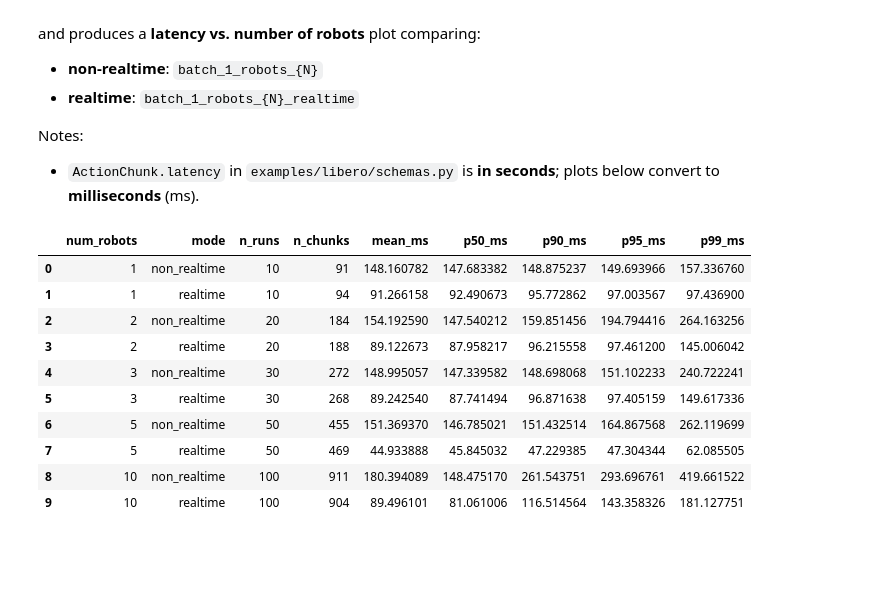
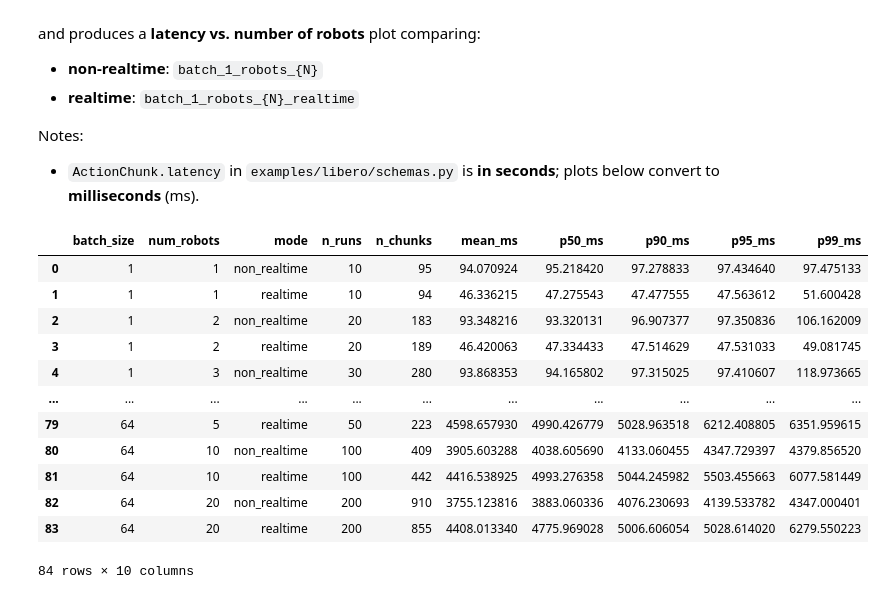
Before and after one commit to ChenZhenY/openpi, a Jupyter notebook: notebooks/latency_vs_num_robots_libero.ipynb, the cells around one changed output. Drawn from its saved outputs; the diff is of its cells as text; code cells hidden in the pictures; blank space fills up the shorter version.

```diff
--- a/notebooks/latency_vs_num_robots_libero.ipynb
+++ b/notebooks/latency_vs_num_robots_libero.ipynb
@@ -98,30 +144,37 @@ def summarize_latencies(lat_ms: np.ndarray) -> dict:
 # %%
 rows = []
 
-for num_robots, mode, batch_dir in iter_batch_dirs(DATA_ROOT, batch=1):
-    lat_ms, n_runs = load_latencies_ms(batch_dir)
+for batch_size, num_robots, mode, exp_dir in iter_experiment_dirs(SWEEP_ROOT):
+    lat_ms, n_runs = load_latencies_ms(exp_dir)
     stats = summarize_latencies(lat_ms)
 
     rows.append(
         {
-            "num_robots": num_robots,
-            "mode": mode,
+            "batch_size": int(batch_size),
+            "num_robots": int(num_robots),
+            "mode": str(mode),
             "n_runs": int(n_runs),
             **stats,
         }
     )
 
-latency_df = pd.DataFrame(rows).sort_values(["num_robots", "mode"]).reset_index(drop=True)
+latency_df = (
+    pd.DataFrame(rows)
+    .sort_values(["batch_size", "num_robots", "mode"])
+    .reset_index(drop=True)
+)
 latency_df
 # %% [output]
-|  | num_robots | mode | n_runs | n_chunks | mean_ms | p50_ms | p90_ms | p95_ms | p99_ms |
-| 0 | 1 | non_realtime | 10 | 91 | 148.160782 | 147.683382 | 148.875237 | 149.693966 | 157.336760 |
-| 1 | 1 | realtime | 10 | 94 | 91.266158 | 92.490673 | 95.772862 | 97.003567 | 97.436900 |
-| 2 | 2 | non_realtime | 20 | 184 | 154.192590 | 147.540212 | 159.851456 | 194.794416 | 264.163256 |
-| 3 | 2 | realtime | 20 | 188 | 89.122673 | 87.958217 | 96.215558 | 97.461200 | 145.006042 |
-| 4 | 3 | non_realtime | 30 | 272 | 148.995057 | 147.339582 | 148.698068 | 151.102233 | 240.722241 |
-| 5 | 3 | realtime | 30 | 268 | 89.242540 | 87.741494 | 96.871638 | 97.405159 | 149.617336 |
-| 6 | 5 | non_realtime | 50 | 455 | 151.369370 | 146.785021 | 151.432514 | 164.867568 | 262.119699 |
-| 7 | 5 | realtime | 50 | 469 | 44.933888 | 45.845032 | 47.229385 | 47.304344 | 62.085505 |
-| 8 | 10 | non_realtime | 100 | 911 | 180.394089 | 148.475170 | 261.543751 | 293.696761 | 419.661522 |
-| 9 | 10 | realtime | 100 | 904 | 89.496101 | 81.061006 | 116.514564 | 143.358326 | 181.127751 |
+|  | batch_size | num_robots | mode | n_runs | n_chunks | mean_ms | p50_ms | p90_ms | p95_ms | p99_ms |
+| 0 | 1 | 1 | non_realtime | 10 | 95 | 94.070924 | 95.218420 | 97.278833 | 97.434640 | 97.475133 |
+| 1 | 1 | 1 | realtime | 10 | 94 | 46.336215 | 47.275543 | 47.477555 | 47.563612 | 51.600428 |
+| 2 | 1 | 2 | non_realtime | 20 | 183 | 93.348216 | 93.320131 | 96.907377 | 97.350836 | 106.162009 |
+| 3 | 1 | 2 | realtime | 20 | 189 | 46.420063 | 47.334433 | 47.514629 | 47.531033 | 49.081745 |
+| 4 | 1 | 3 | non_realtime | 30 | 280 | 93.868353 | 94.165802 | 97.315025 | 97.410607 | 118.973665 |
+| ... | ... | ... | ... | ... | ... | ... | ... | ... | ... | ... |
+| 79 | 64 | 5 | realtime | 50 | 223 | 4598.657930 | 4990.426779 | 5028.963518 | 6212.408805 | 6351.959615 |
+| 80 | 64 | 10 | non_realtime | 100 | 409 | 3905.603288 | 4038.605690 | 4133.060455 | 4347.729397 | 4379.856520 |
+| 81 | 64 | 10 | realtime | 100 | 442 | 4416.538925 | 4993.276358 | 5044.245982 | 5503.455663 | 6077.581449 |
+| 82 | 64 | 20 | non_realtime | 200 | 910 | 3755.123816 | 3883.060336 | 4076.230693 | 4139.533782 | 4347.000401 |
+| 83 | 64 | 20 | realtime | 200 | 855 | 4408.013340 | 4775.969028 | 5006.606054 | 5028.614020 | 6279.550223 |
+84 rows × 10 columns
```
Also changed, not shown: parts of 7 cells of this notebook, 8 other files.
